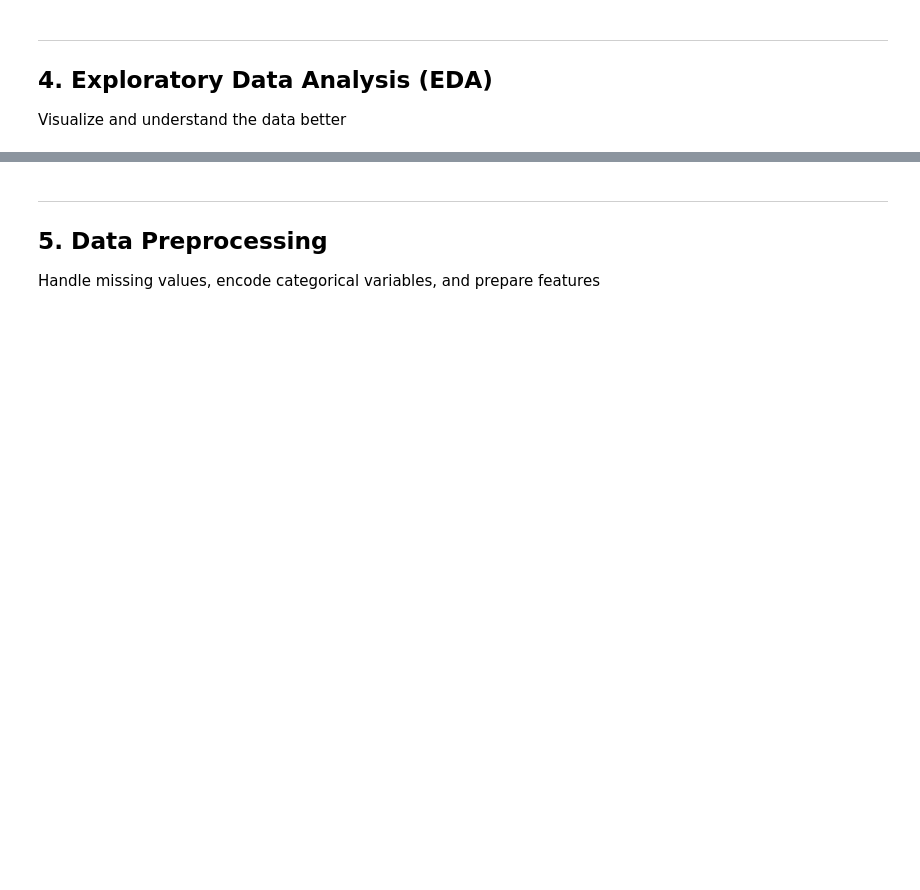
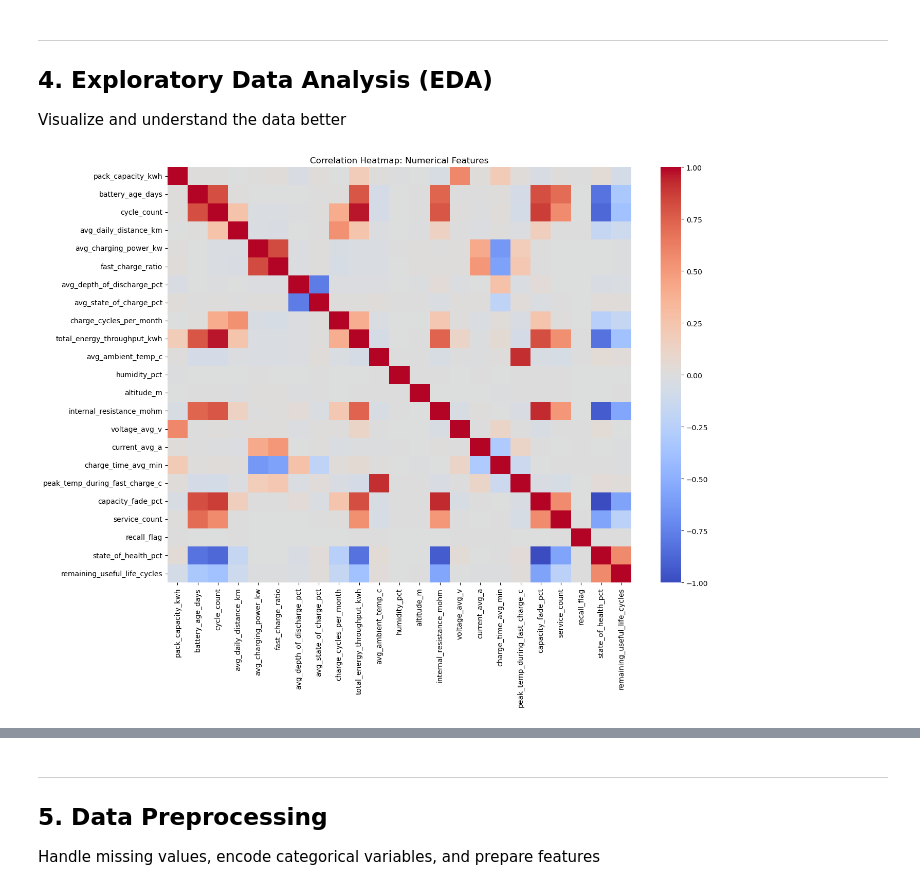
Before and after one commit to mewebbie/battery-health-prediction-model, a Jupyter notebook: ML_Assignment_2_Template.ipynb, the cells around one changed output, grey strips where cells are left out. Drawn from its saved outputs; the diff is of its cells as text; code cells hidden in the pictures; blank space fills up the shorter version.

```diff
--- a/ML_Assignment_2_Template.ipynb
+++ b/ML_Assignment_2_Template.ipynb
@@ -124,10 +188,14 @@ plt.show()
 ## 4. Exploratory Data Analysis (EDA)
 Visualize and understand the data better
 # %%
-# Correlation heatmap for numerical features
-plt.figure(figsize=(12, 10))
-correlation_matrix = df.corr()
-sns.heatmap(correlation_matrix, annot=False, cmap='coolwarm', center=0)
-plt.title('Feature Correlation Heatmap')
+# Correlation heatmap for numerical features only.
+numeric_features = df.select_dtypes(include=np.number)
+correlation_matrix = numeric_features.corr()
+
+plt.figure(figsize=(14, 11))
+sns.heatmap(correlation_matrix, annot=False, cmap="coolwarm", center=0)
+plt.title("Correlation Heatmap: Numerical Features")
 plt.tight_layout()
 plt.show()
+# %% [output]
+[figure, added]
```
Also changed, not shown: parts of 38 cells of this notebook, 15 other files.
